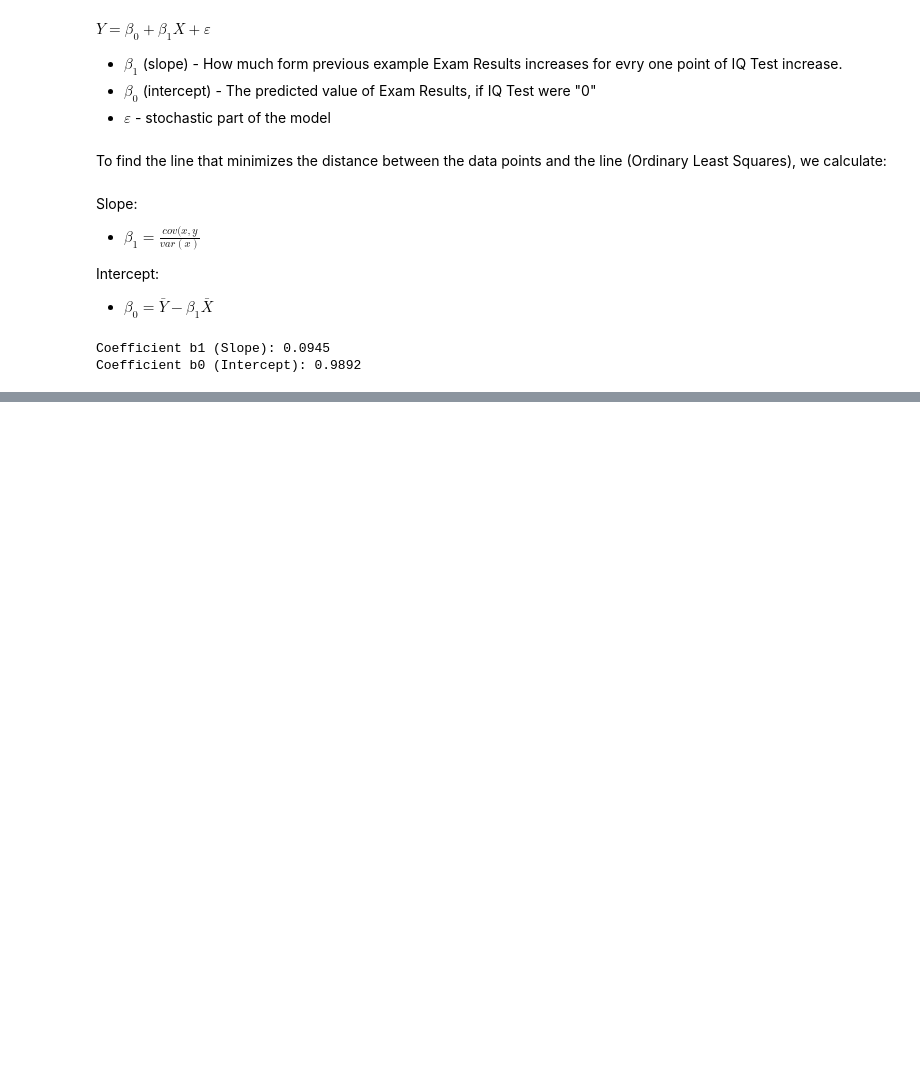
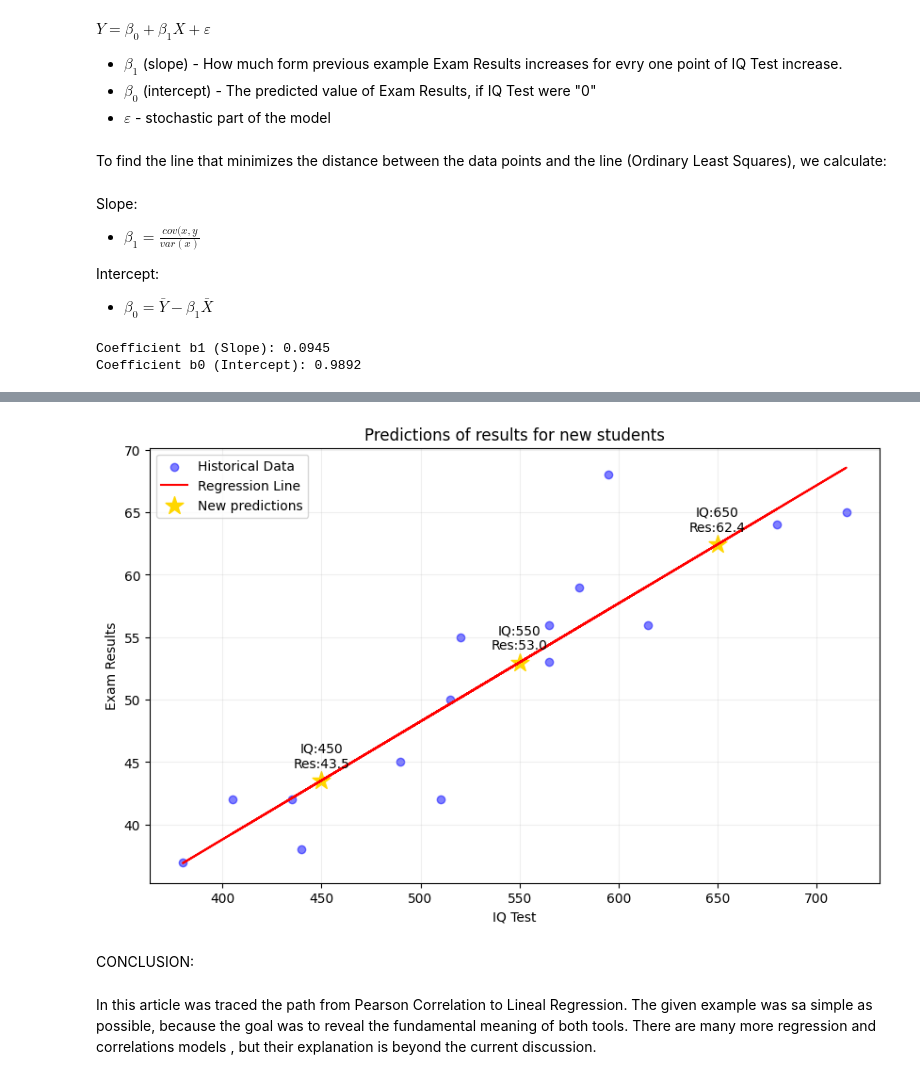
Before and after one commit to Victor-Mechkarov/V-Mechkarov, a Jupyter notebook: Jupyter_Project_Files/Correlation and Linear Regression.ipynb, the cells around one changed output, grey strips where cells are left out. Saved outputs shown, nothing was run; the diff lists cells and outputs as text; code cells hidden in the pictures; blank space fills up the shorter version.

```diff
--- a/Jupyter_Project_Files/Correlation and Linear Regression.ipynb
+++ b/Jupyter_Project_Files/Correlation and Linear Regression.ipynb
@@ -257,0 +343,4 @@ Coefficient b0 (Intercept): 0.9892
+# %%
+#Add values for the new students
+new_students_iq = [450, 550, 650]
+predictions = [predict_exam_score(iq) for iq in new_students_iq]
@@ -257,0 +353,24 @@ Coefficient b0 (Intercept): 0.9892
+# %%
+#Visoalization
+plt.figure(figsize=(10, 6))
+plt.scatter(IQ_Test, Exam_results, color='blue', alpha=0.5, label='Historical Data')
+plt.plot(IQ_Test, [b0 + b1 * x for x in IQ_Test], color='red', label='Regression Line')
+
+# Marking predicted values by "*"
+plt.scatter(new_students_iq, predictions, color='gold', marker='*', s=200, label='New predictions')
+
+for i, iq in enumerate(new_students_iq):
+    plt.annotate(f"IQ:{iq}\nRes:{predictions[i]:.1f}", (iq, predictions[i]), textcoords="offset points", xytext=(0,10), ha='center')
+
+plt.title("Predictions of results for new students")
+plt.xlabel("IQ Test")
+plt.ylabel("Exam Results")
+plt.legend()
+plt.grid(True, alpha=0.2)
+plt.show()
+# %% [output]
+[figure, added]
+# %% [markdown]
+CONCLUSION:
+# %% [markdown]
+In this article was traced the path from Pearson Correlation to Lineal Regression. The given example was sa simple as possible, because the goal was to reveal the fundamental meaning of both tools. There are many more  regression and correlations models , but their explanation is beyond the current discussion.
```
Also changed, not shown: parts of 16 cells of this notebook.
